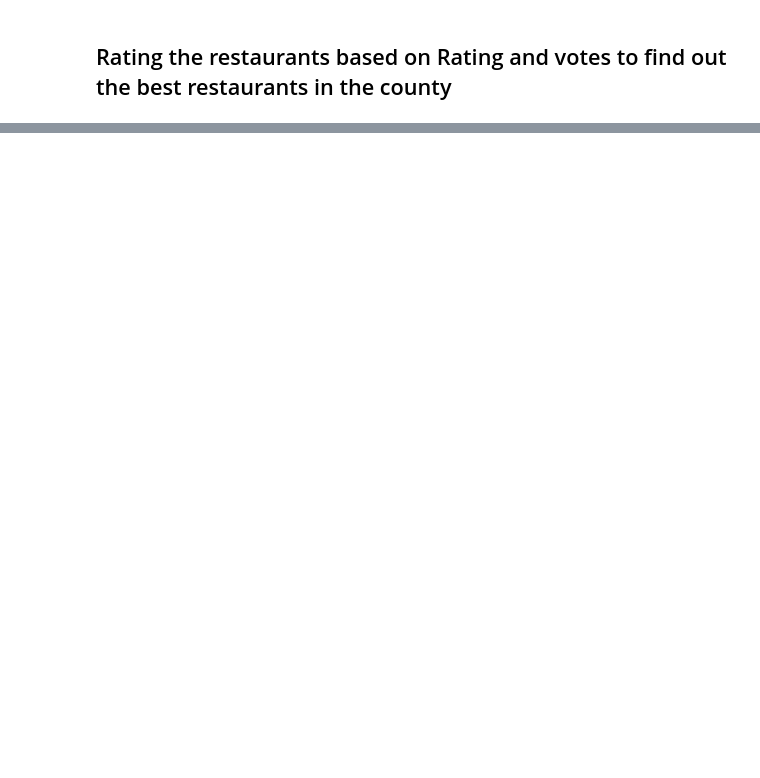
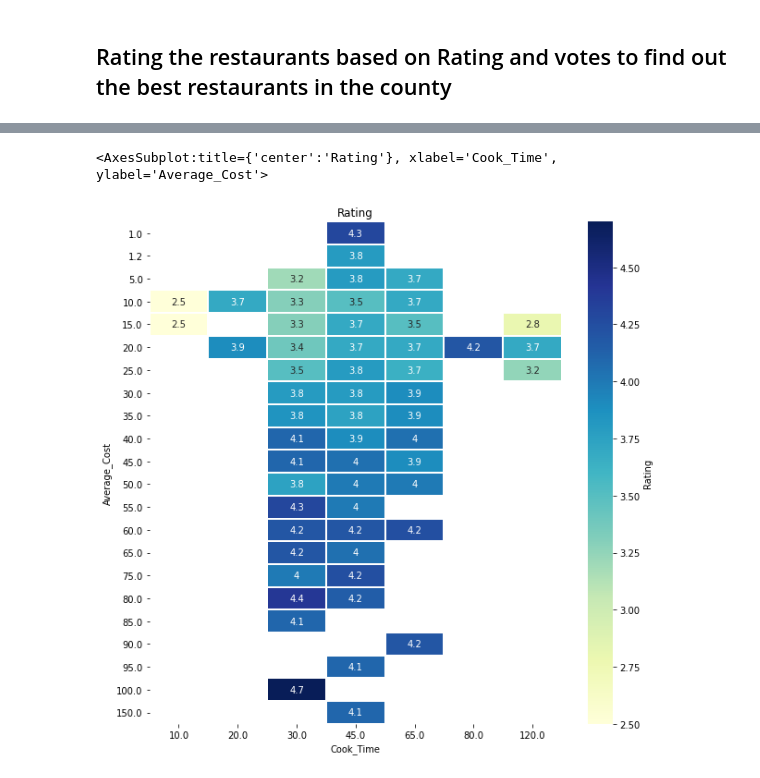
Before and after one commit to nityaranjan22/Xtern_Submission_DS, a Jupyter notebook: Xtern_data_science.ipynb, the cells around one changed output, grey strips where cells are left out. Saved outputs shown, nothing was run; the diff lists cells and outputs as text; code cells hidden in the pictures; blank space fills up the shorter version.

```diff
--- a/Xtern_data_science.ipynb
+++ b/Xtern_data_science.ipynb
@@ -190,0 +194,9 @@ df[['Average_Cost', 'Cook_Time']].groupby(['Cook_Time']).median().sort_values("C
+# %%
+f, ax = plt.subplots(figsize = (10,10))
+ax.set_title('{}'.format('Rating'))
+sns.heatmap(df.pivot_table('Rating', index='Average_Cost',
+                columns = ['Cook_Time'], aggfunc = 'median', margins = False),
+                annot = True, cmap = "YlGnBu", linewidths = 1, ax = ax, cbar_kws = {'label': 'Rating'})
+# %% [output]
+<AxesSubplot:title={'center':'Rating'}, xlabel='Cook_Time', ylabel='Average_Cost'>
+[figure, added]
```
Also changed, not shown: parts of 9 cells of this notebook.
